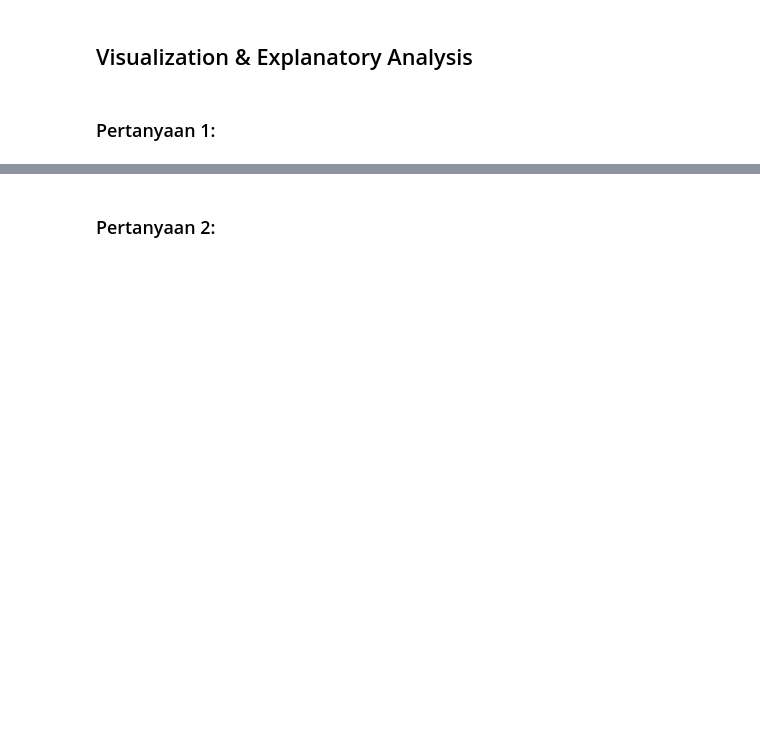
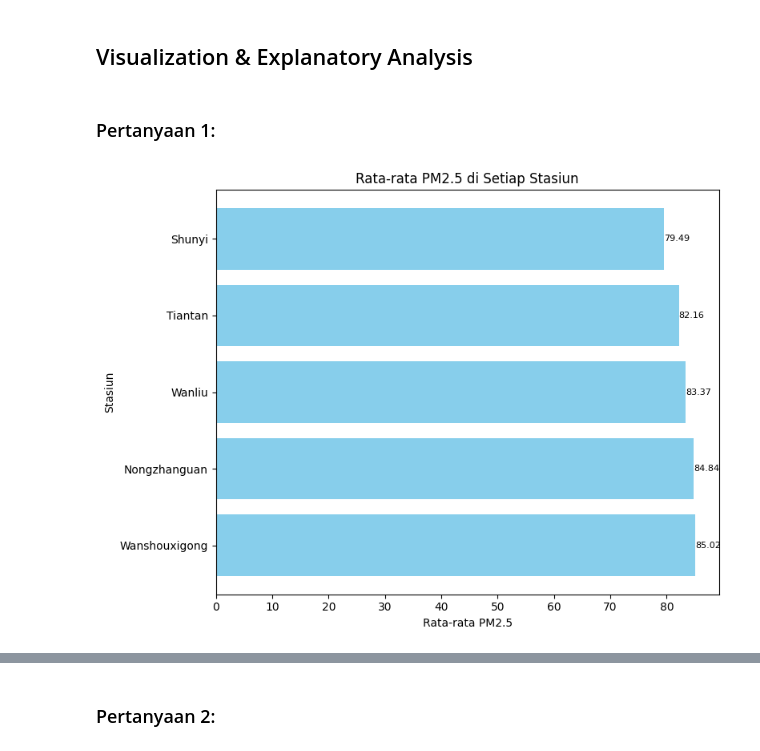
Before and after one commit to aaldifauzan/airQuality_analytics, a Jupyter notebook: notebook.ipynb, the cells around one changed output, grey strips where cells are left out. Cells and saved outputs as stored; diff of their text form; code cells hidden in the pictures; blank space fills up the shorter version.

```diff
--- a/notebook.ipynb
+++ b/notebook.ipynb
@@ -20,0 +151,3 @@
+# %%
+Tiantan_data = df[df['station'] == 'Tiantan']
+Tiantan_data.describe()
@@ -20,0 +164,3 @@
+# %%
+Wanliu_data = df[df['station'] == 'Wanliu']
+Wanliu_data.describe()
@@ -20,0 +177,3 @@
+# %%
+Wanshouxigong_data = df[df['station'] == 'Wanshouxigong']
+Wanshouxigong_data.describe()
@@ -26,0 +286,12 @@
+# %%
+pm25_data = {
+    'Nongzhanguan': Nongzhanguan_data['PM2.5'].mean(),
+    'Shunyi': Shunyi_data['PM2.5'].mean(),
+    'Tiantan': Tiantan_data['PM2.5'].mean(),
+    'Wanliu': Wanliu_data['PM2.5'].mean(),
+    'Wanshouxigong': Wanshouxigong_data['PM2.5'].mean()
+}
+
+pm25_df = pd.DataFrame.from_dict(pm25_data, orient='index', columns=['Avg PM2.5'])
+pm25_sorted = pm25_df.sort_values(by='Avg PM2.5', ascending=False)
+pm25_sorted
@@ -28,3 +325,17 @@
 ## Visualization & Explanatory Analysis
 # %% [markdown]
 ### Pertanyaan 1:
+# %%
+plt.figure(figsize=(8, 6))
+bars = plt.barh(pm25_sorted.index, pm25_sorted['Avg PM2.5'], color='skyblue')
+
+for bar, val in zip(bars, pm25_sorted['Avg PM2.5']):
+    plt.text(val, bar.get_y() + bar.get_height() / 2, round(val, 2), ha='left', va='center', color='black', fontsize=8)
+
+plt.title('Rata-rata PM2.5 di Setiap Stasiun')
+plt.xlabel('Rata-rata PM2.5')
+plt.ylabel('Stasiun')
+plt.tight_layout()
+plt.show()
+# %% [output]
+[figure, added]
```
Also changed, not shown: parts of 41 cells of this notebook.
